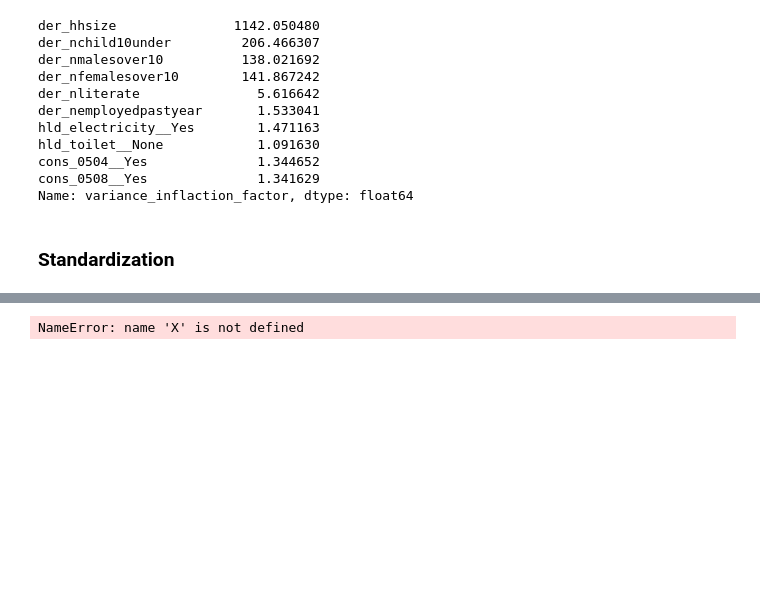
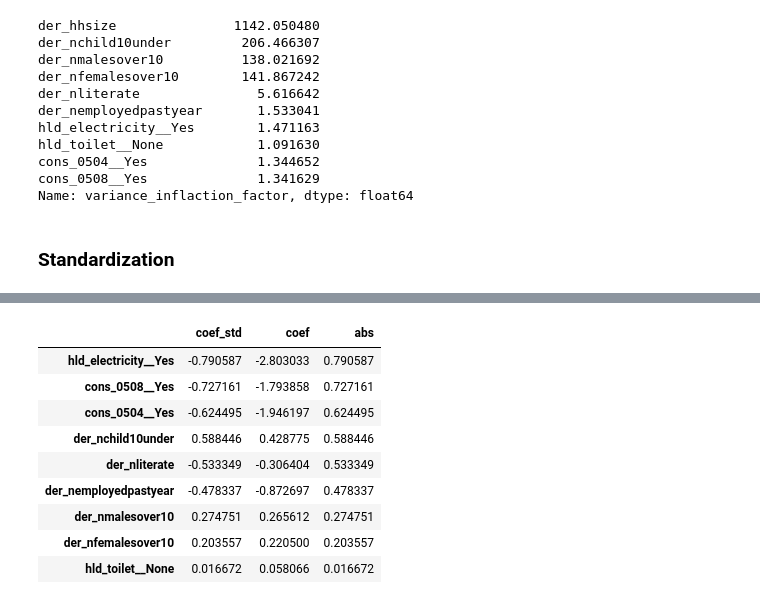
Before and after one commit to mikep67/mkp_code, a Jupyter notebook: Institute of Data Course/Project 3/notebooks/1.0 LogRegressionMWI.ipynb, the cells around one changed output, grey strips where cells are left out. Drawn from its saved outputs; the diff is of its cells as text; code cells hidden in the pictures; blank space fills up the shorter version.

```diff
--- a/Institute of Data Course/Project 3/notebooks/1.0 LogRegressionMWI.ipynb
+++ b/Institute of Data Course/Project 3/notebooks/1.0 LogRegressionMWI.ipynb
@@ -66,6 +95,9 @@ mwi_train, mwi_test = train_test_split(mwi_hhold,
                                        test_size=0.25,
                                        random_state=1443,
                                        stratify=mwi_hhold.poor)
+# %%
+# load training data
+X_train, y_train, w_train = split_features_labels_weights(mwi_hhold)
 # %%
 # summarize Train loaded data
 print('Data has {:,} rows and {:,} columns' \
@@ -209,7 +257,3 @@ Name: poor, Length: 9183, dtype: bool
-# %%
-# X is standardised - prepare for model
-y_train = mwi_train.poor
-X_train = mwi_train[selected_columns]
 # %%
 model = sm.Logit(y_train, X_train[selected_columns])
 model = model.fit()
@@ -219,6 +263,27 @@ Optimization terminated successfully.
          Iterations 8
-# %%
-# Split the dataset
-X_train, X_test, y_train, y_test = train_test_split(X, y, random_state=1)
-# %% [output]
-NameError: name 'X' is not defined
+# %%
+# The co-efficients
+def get_coefs_df(X, coefs, index=None, sort=True):
+    coefs_df = pd.DataFrame(np.std(X, 0) * coefs)
+    coefs_df.columns = ["coef_std"]
+    coefs_df['coef'] = coefs
+    coefs_df['abs'] = coefs_df.coef_std.apply(abs)
+    if index is not None:
+        coefs_df.index = index
+    if sort:
+        coefs_df = coefs_df.sort_values('abs', ascending=False)
+    return coefs_df
+# %%
+coefs = get_coefs_df(X_train[selected_columns], model.params)
+coefs
+# %% [output]
+|  | coef_std | coef | abs |
+| hld_electricity__Yes | -0.790587 | -2.803033 | 0.790587 |
+| cons_0508__Yes | -0.727161 | -1.793858 | 0.727161 |
+| cons_0504__Yes | -0.624495 | -1.946197 | 0.624495 |
+| der_nchild10under | 0.588446 | 0.428775 | 0.588446 |
+| der_nliterate | -0.533349 | -0.306404 | 0.533349 |
+| der_nemployedpastyear | -0.478337 | -0.872697 | 0.478337 |
+| der_nmalesover10 | 0.274751 | 0.265612 | 0.274751 |
+| der_nfemalesover10 | 0.203557 | 0.220500 | 0.203557 |
+| hld_toilet__None | 0.016672 | 0.058066 | 0.016672 |
```
Also changed, not shown: parts of 18 cells of this notebook, 3 other files.
